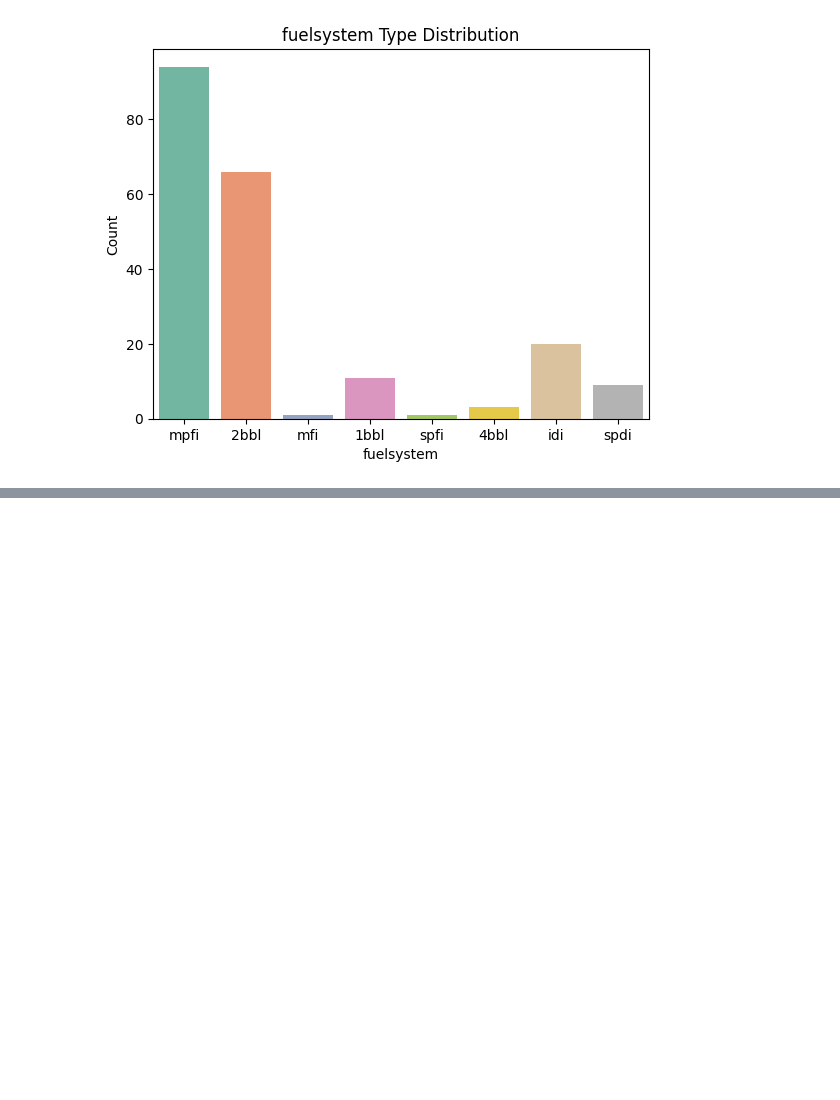
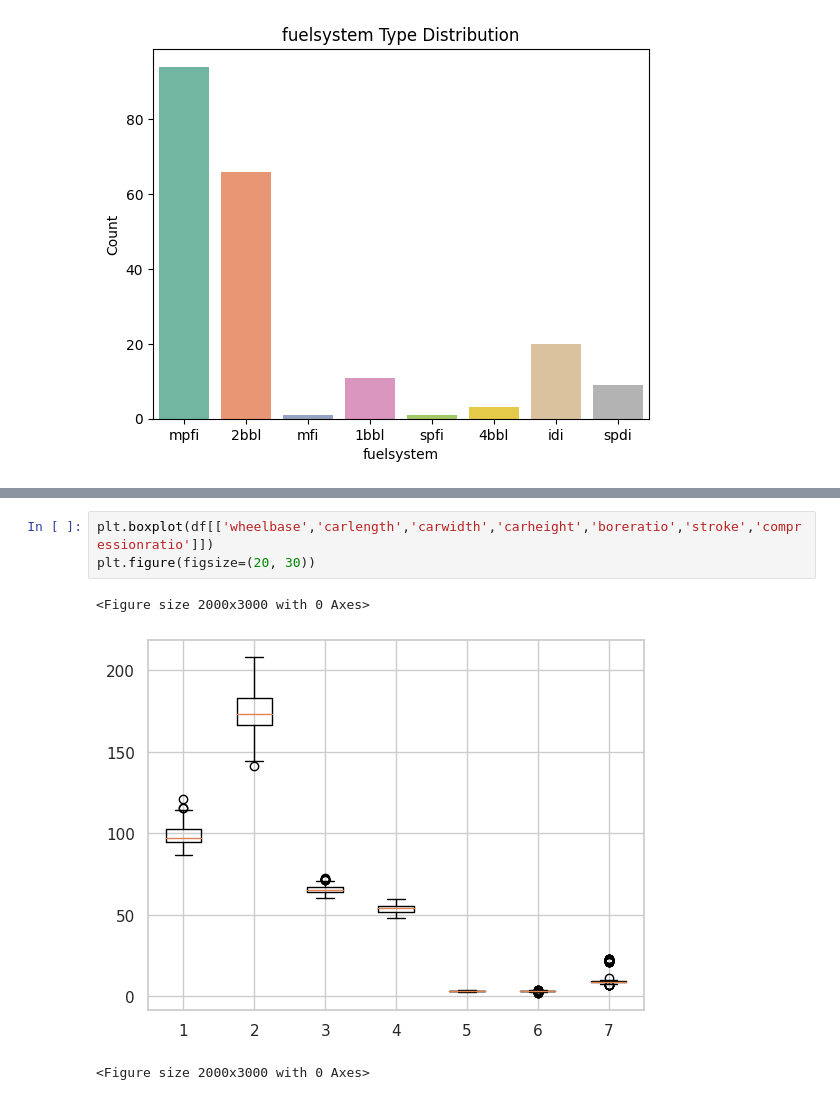
Before and after one commit to uday2510/OIBSIP, a Jupyter notebook: Car_price_prediction.ipynb, the cells around one changed output, grey strips where cells are left out. Cells and saved outputs as stored; diff of their text form; blank space fills up the shorter version.

```diff
--- a/Car_price_prediction.ipynb
+++ b/Car_price_prediction.ipynb
@@ -151,0 +180,7 @@ Text(0.5, 1.0, 'fuelsystem Type Distribution')
+# %%
+plt.boxplot(df[['wheelbase','carlength','carwidth','carheight','boreratio','stroke','compressionratio']])
+plt.figure(figsize=(20, 30))
+# %% [output]
+<Figure size 2000x3000 with 0 Axes>
+[figure, added]
+<Figure size 2000x3000 with 0 Axes>
```
Also changed, not shown: parts of 4 cells of this notebook.
